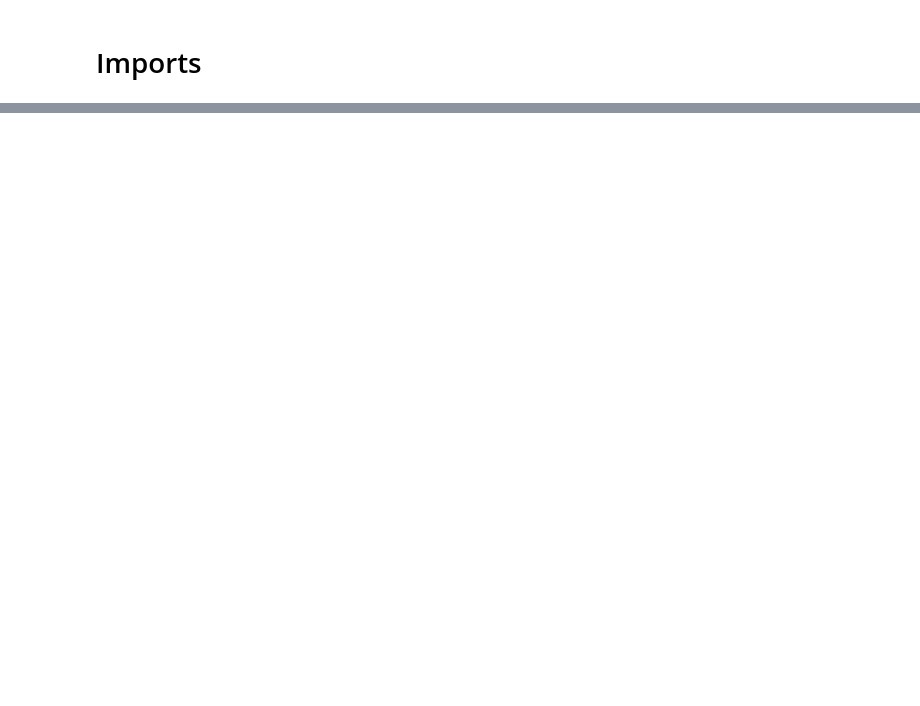
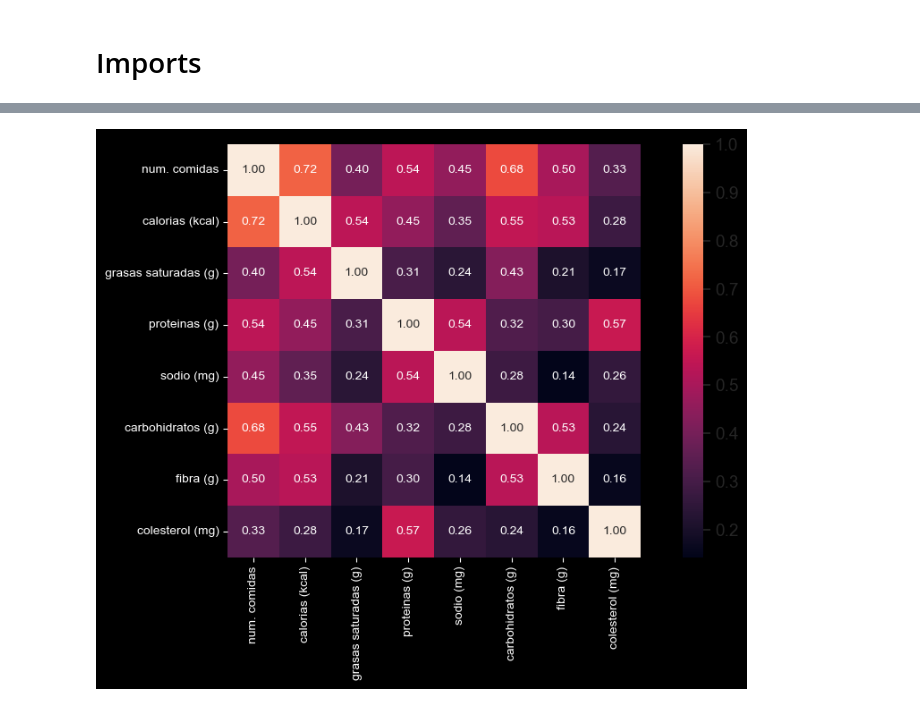
Before and after one commit to MartinPaGarcia/Ciencia-de-Datos, a Jupyter notebook: Dataframe.ipynb, the cells around one changed output, grey strips where cells are left out. Saved outputs shown, nothing was run; the diff lists cells and outputs as text; code cells hidden in the pictures; blank space fills up the shorter version.

```diff
--- a/Dataframe.ipynb
+++ b/Dataframe.ipynb
@@ -158,14 +2,0 @@ def generate_dates(inicial_date: str = inicial_date, size: int = data_size, rows
-# %%
-def index(df_1: pd.DataFrame, df_2: pd.DataFrame):
-    values = np.array([], dtype=np.int64)
-    first_element = df_1.columns.get_loc(list(food)[0])
-
-    for row in range(data_size):
-        suma = np.int64(0)
-
-        for col in range(len(food)):
-            suma += df_2.iloc[df_1.iloc[row][col + first_element]][col]
-
-        values = np.append(values, suma)
-
-    return values
@@ -261,0 +223,13 @@ def read_new_data(new: bool):                                         # I think
+# %%
+parameters = [
+            'fecha',
+            'persona',
+            'num. comidas',
+            'calorias (kcal)',
+            'grasas saturadas (g)',
+            'proteinas (g)',
+            'sodio (mg)',
+            'carbohidratos (g)',
+            'fibra (g)',
+            'colesterol (mg)'
+        ]
@@ -261,0 +238,2 @@ def read_new_data(new: bool):                                         # I think
+# %%
+data = MakeData(data_size=365).generate()
@@ -261,0 +280,13 @@ def read_new_data(new: bool):                                         # I think
+# %%
+corrmat = data[parameters].corr(numeric_only=True)
+# %%
+# heatmap of parameters correlations to each other
+
+
+plt.style.use('dark_background')
+plt.subplots(figsize=(12, 6))
+sns.set(font_scale = 1.25)
+sns.heatmap(corrmat,square=True, cbar=True,annot=True, fmt='.2f',annot_kws={"size":10})
+plt.show()
+# %% [output]
+[figure, added]
```
Also changed, not shown: parts of 40 cells of this notebook, 3 other files.
